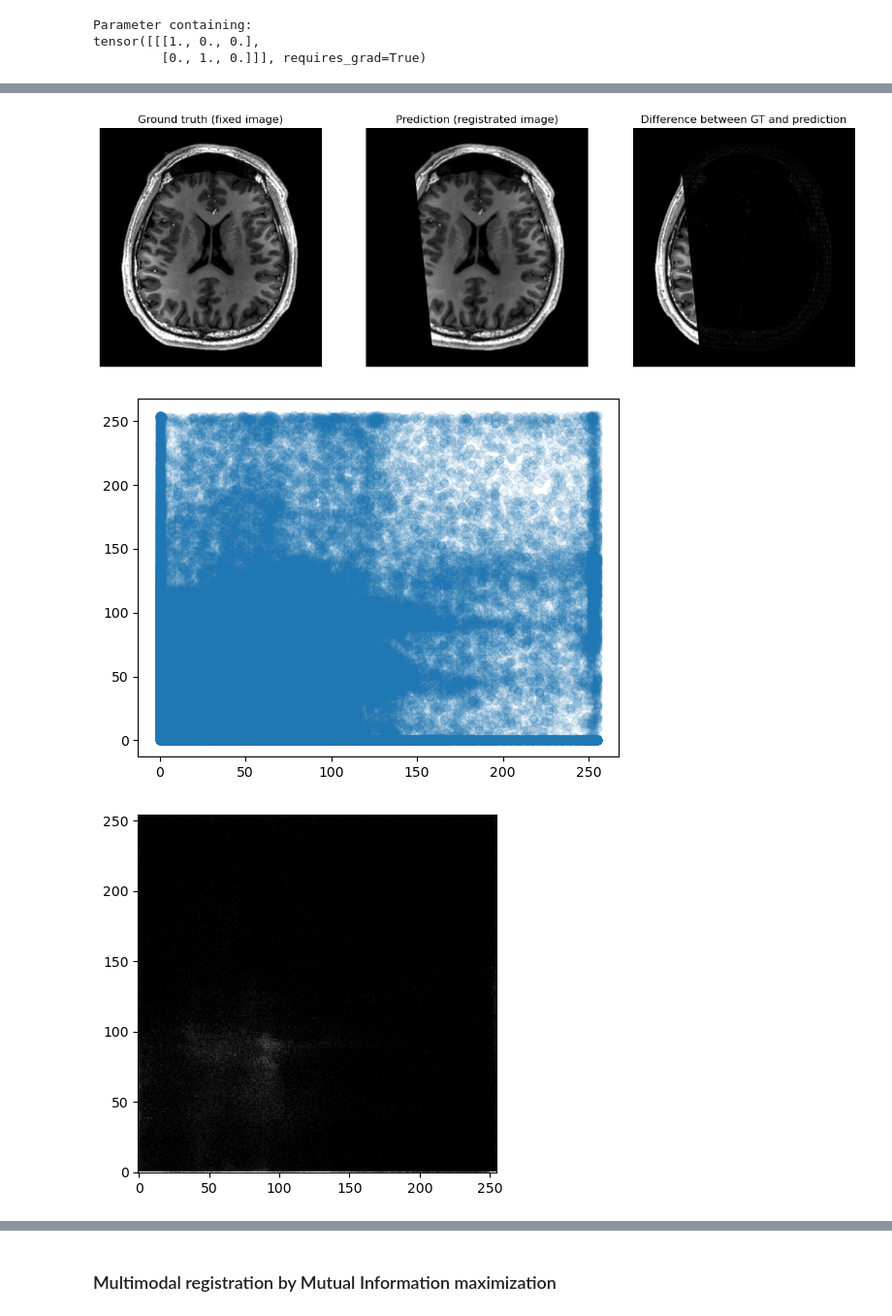
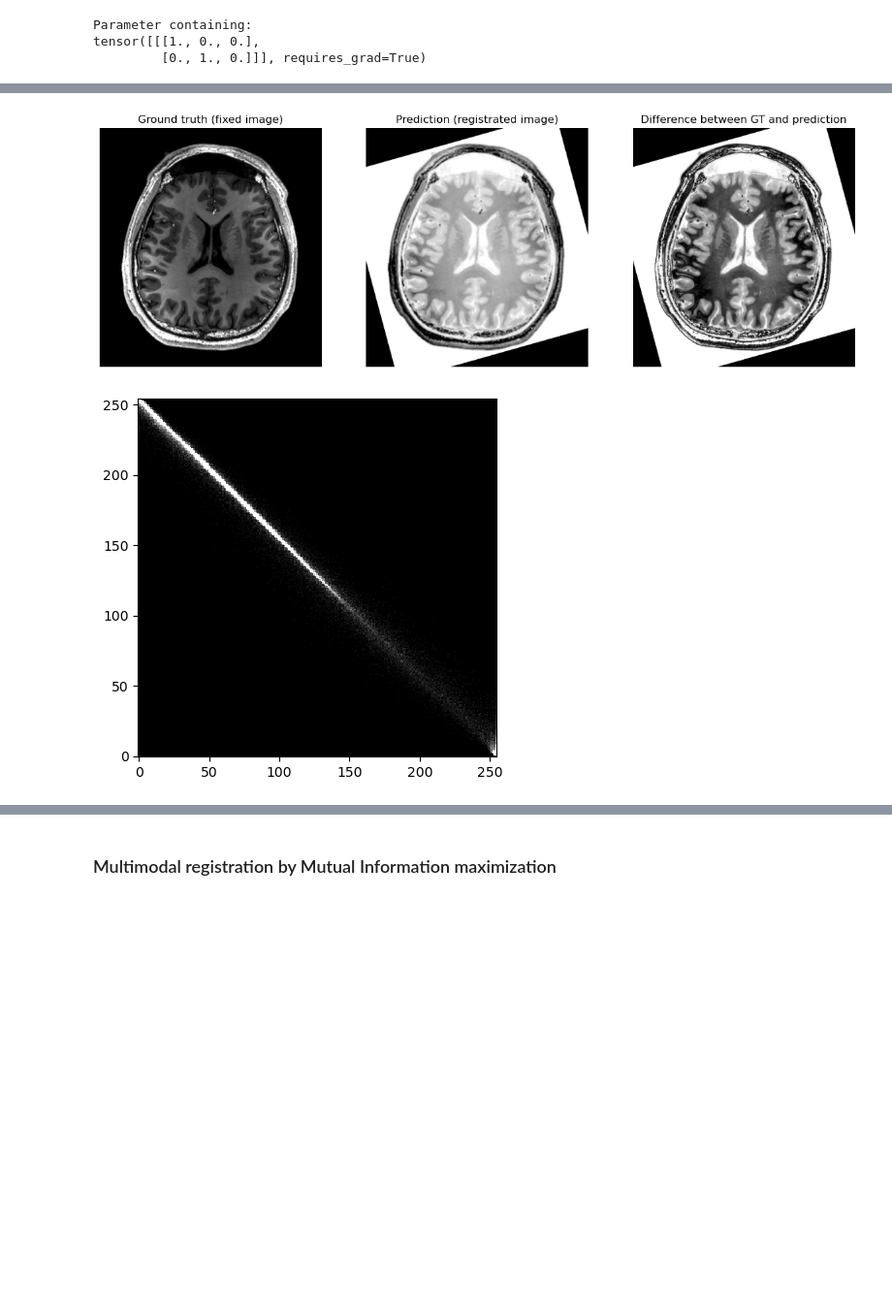
Before and after one commit to simonqueric/image_registration, a Jupyter notebook: registration_in_torch.ipynb, the cells around one changed output, grey strips where cells are left out. Shown at 97% size. Saved outputs shown, nothing was run; the diff lists cells and outputs as text; code cells hidden in the pictures; blank space fills up the shorter version.

```diff
--- a/registration_in_torch.ipynb
+++ b/registration_in_torch.ipynb
@@ -81,7 +93,9 @@ torch.Size([1, 1, 429, 400])
 # %%
-angle = np.pi/8 * np.random.uniform(-1/2, 1/2)
-rot = Deformation(angle=angle, dx=0.5)
+angle = np.pi/8 * np.random.uniform(-1, 1)
+rot = Deformation(angle=angle, dx=0.0, dy=0.0)
 m_image, _ = rot(img)
-m_image = m_image
+m_image = 255-m_image
+
+# m_image = transform(m_image)
 # %% [output]
 Parameter containing:
@@ -118,13 +132,12 @@ m_image.min(), m_image.max()
 # %%
-N_ITER = 500
 reg = Deformation(angle=None)
 m_image, _ = rot(img)
-m_image=m_image # + (-255)
+m_image= 255-m_image
 pred, _ = reg(m_image)
 m_image = m_image.detach()
-optimizer = torch.optim.Adam(params=reg.parameters(), lr=1e-3)
+optimizer = torch.optim.Adam(params=reg.parameters(), lr=1e-2)
 criterion = torch.nn.L1Loss() #torch.nn.MSELoss()
-# criterion = GlobalMutualInformationLoss(kernel_type="b-spline")
+criterion = GlobalMutualInformationLoss(kernel_type="b-spline")
 # %% [output]
 Parameter containing:
 tensor([[[1., 0., 0.],
@@ -162,18 +178,17 @@ ax[2].axis('off')
 ax[2].set_title("Difference between GT and prediction")
 plt.show()
 # %% [output]
-[figure, old version]
+[figure, new version]
 # %%
 x = img.ravel()
 y = pred.detach().ravel()
-plt.plot(x, y, ls="", marker="o", alpha=0.1)
+# plt.plot(x, y, ls="", marker="o", alpha=0.1)
+# plt.show()
+hist, xedges, yedges = np.histogram2d(x, y, bins=255)
+plt.imshow(hist.T, cmap="gray", origin='lower', interpolation='nearest', vmin=0, vmax=50)
 plt.show()
-hist, xedges, yedges = np.histogram2d(x, y, bins=255)
-plt.imshow(hist.T, cmap="gray", origin='lower', interpolation='nearest', vmin=0, vmax=100)
-plt.show()
 # %% [output]
-[figure, old version]
+[figure, new version]
-[figure, removed]
 # %%
 print("Absolute error : {:.3f}".format(float(torch.abs(img-pred.detach()).mean() / torch.abs(img).mean())))
 # %% [output]
```
Also changed, not shown: parts of 12 cells of this notebook.
